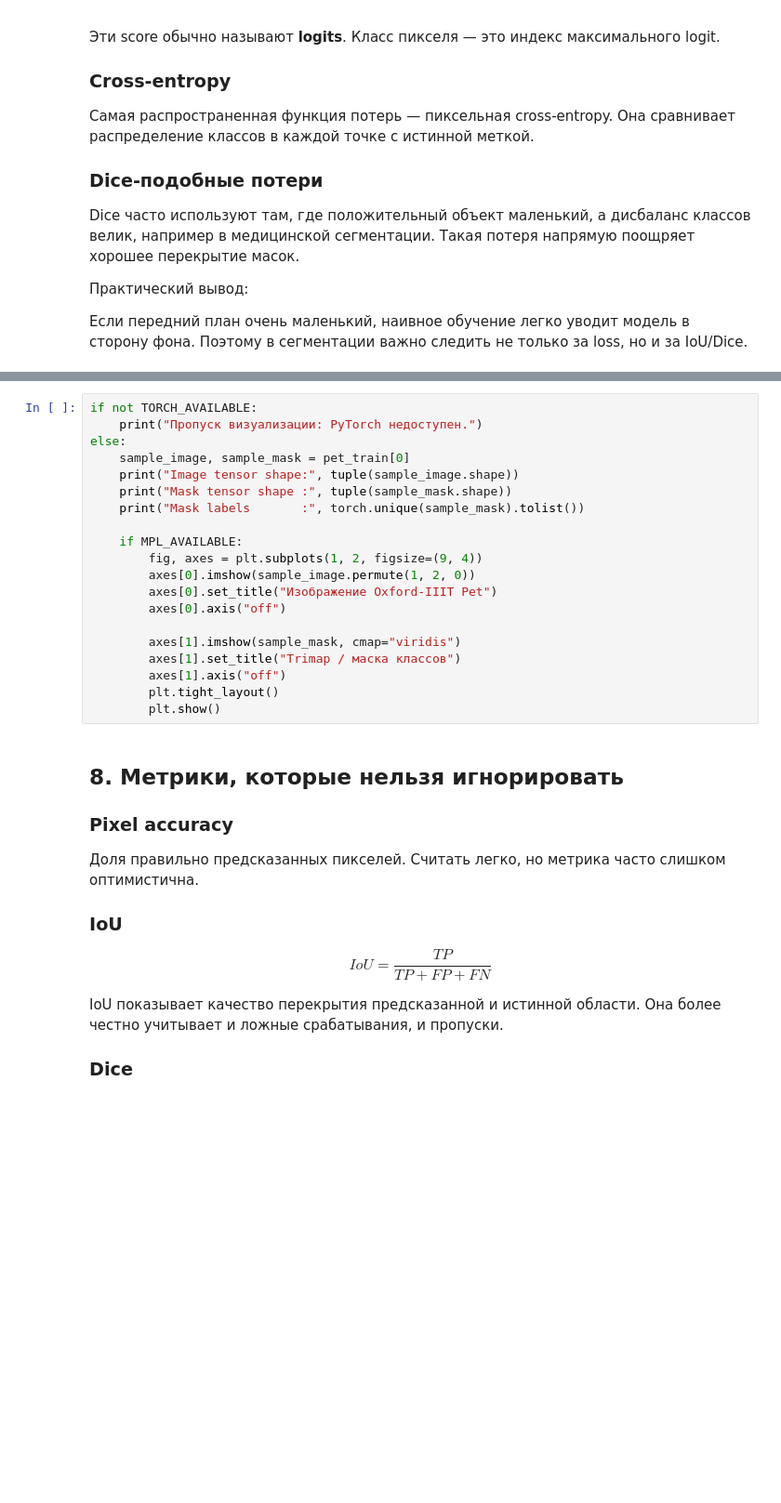
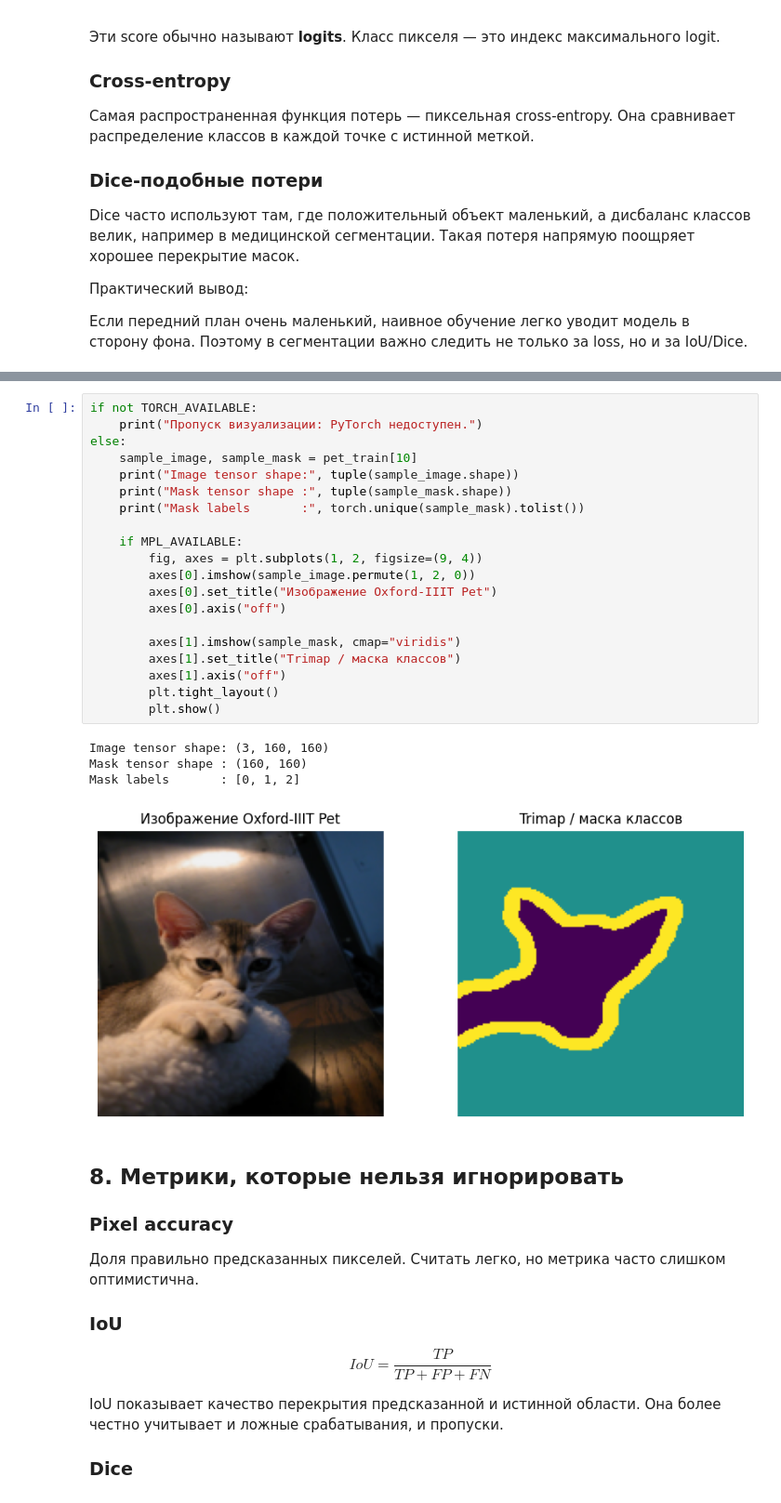
Before and after one commit to ulstu/ml, a Jupyter notebook: ml_course_ru/lecture14. Detection. Segmentation/lecture 14.1 Semantic segmentation.ipynb, the cells around one changed output, grey strips where cells are left out. Shown at 93% size. Drawn from its saved outputs; the diff is of its cells as text; blank space fills up the shorter version.

```diff
--- a/ml_course_ru/lecture14. Detection. Segmentation/lecture 14.1 Semantic segmentation.ipynb
+++ b/ml_course_ru/lecture14. Detection. Segmentation/lecture 14.1 Semantic segmentation.ipynb
@@ -459,23 +505,28 @@ ImportError: cannot import name 'OxfordIIITPet' from 'torchvision.datasets' (/Us
 # %%
 if not TORCH_AVAILABLE:
     print("Пропуск визуализации: PyTorch недоступен.")
 else:
-    sample_image, sample_mask = pet_train[0]
+    sample_image, sample_mask = pet_train[10]
     print("Image tensor shape:", tuple(sample_image.shape))
     print("Mask tensor shape :", tuple(sample_mask.shape))
     print("Mask labels       :", torch.unique(sample_mask).tolist())
 
     if MPL_AVAILABLE:
         fig, axes = plt.subplots(1, 2, figsize=(9, 4))
         axes[0].imshow(sample_image.permute(1, 2, 0))
         axes[0].set_title("Изображение Oxford-IIIT Pet")
         axes[0].axis("off")
 
         axes[1].imshow(sample_mask, cmap="viridis")
         axes[1].set_title("Trimap / маска классов")
         axes[1].axis("off")
         plt.tight_layout()
         plt.show()
+# %% [output]
+Image tensor shape: (3, 160, 160)
+Mask tensor shape : (160, 160)
+Mask labels       : [0, 1, 2]
+[figure, added]
 # %% [markdown]
 ## 8. Метрики, которые нельзя игнорировать
 
```
Also changed, not shown: parts of 9 cells of this notebook, 13 other files.
